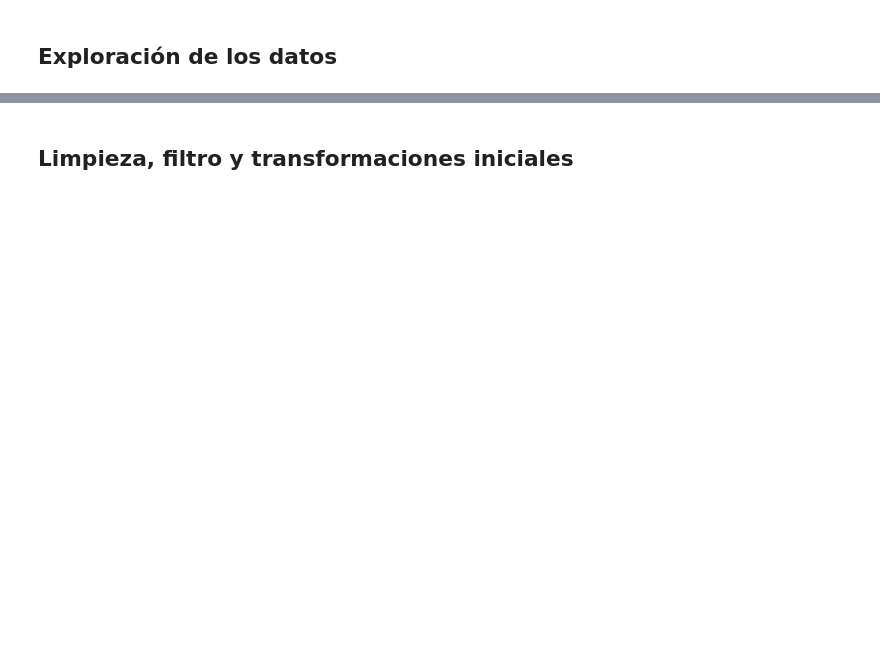
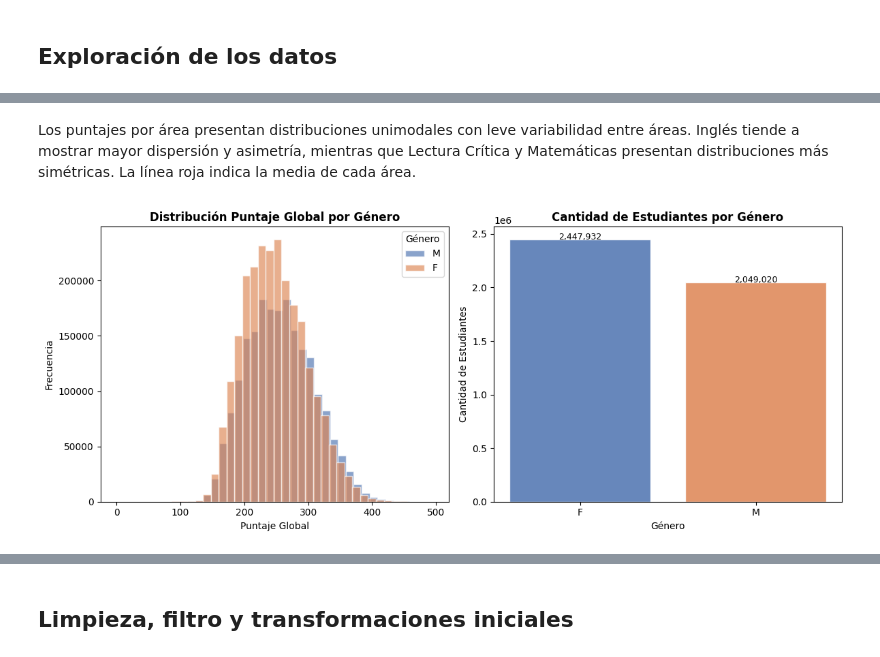
Before and after one commit to Exmator/proyecto_procesamiento, a Jupyter notebook: notebooks/analisis_exploratorio_icfes.ipynb, the cells around one changed output, grey strips where cells are left out. Cells and saved outputs as stored; diff of their text form; code cells hidden in the pictures; blank space fills up the shorter version.

```diff
--- a/notebooks/analisis_exploratorio_icfes.ipynb
+++ b/notebooks/analisis_exploratorio_icfes.ipynb
@@ -250,0 +475,30 @@ Se reportan dos municipios con datos nulos dentro de todo el dataset. Se evidenc
+# %% [markdown]
+Los puntajes por área presentan distribuciones unimodales con leve variabilidad entre áreas. Inglés tiende a mostrar mayor dispersión y asimetría, mientras que Lectura Crítica y Matemáticas presentan distribuciones más simétricas. La línea roja indica la media de cada área.
+# %%
+# Gráfico 4: Puntaje Global por Género
+fig, axes = plt.subplots(1, 2, figsize=(12, 5))
+
+generos_validos = ['M', 'F']
+pdf_genero = pdf[pdf['GENERO'].isin(generos_validos)]
+
+for genero, color in zip(generos_validos, ['#4C72B0', '#DD8452']):
+    data = pdf_genero[pdf_genero['GENERO'] == genero]['PUNT_GLOBAL'].dropna()
+    axes[0].hist(data, bins=40, alpha=0.65, color=color, label=genero, edgecolor='white')
+
+axes[0].set_title('Distribución Puntaje Global por Género', fontsize=12, fontweight='bold')
+axes[0].set_xlabel('Puntaje Global')
+axes[0].set_ylabel('Frecuencia')
+axes[0].legend(title='Género')
+
+conteo = pdf_genero['GENERO'].value_counts()
+axes[1].bar(conteo.index, conteo.values, color=['#4C72B0', '#DD8452'], edgecolor='white', alpha=0.85)
+axes[1].set_title('Cantidad de Estudiantes por Género', fontsize=12, fontweight='bold')
+axes[1].set_xlabel('Género')
+axes[1].set_ylabel('Cantidad de Estudiantes')
+for j, (idx, val) in enumerate(zip(conteo.index, conteo.values)):
+    axes[1].text(j, val + 1000, f'{val:,}', ha='center', fontsize=9)
+
+plt.tight_layout()
+plt.show()
+# %% [output]
+[figure, added]
```
Also changed, not shown: parts of 60 cells of this notebook, 1 other file.
